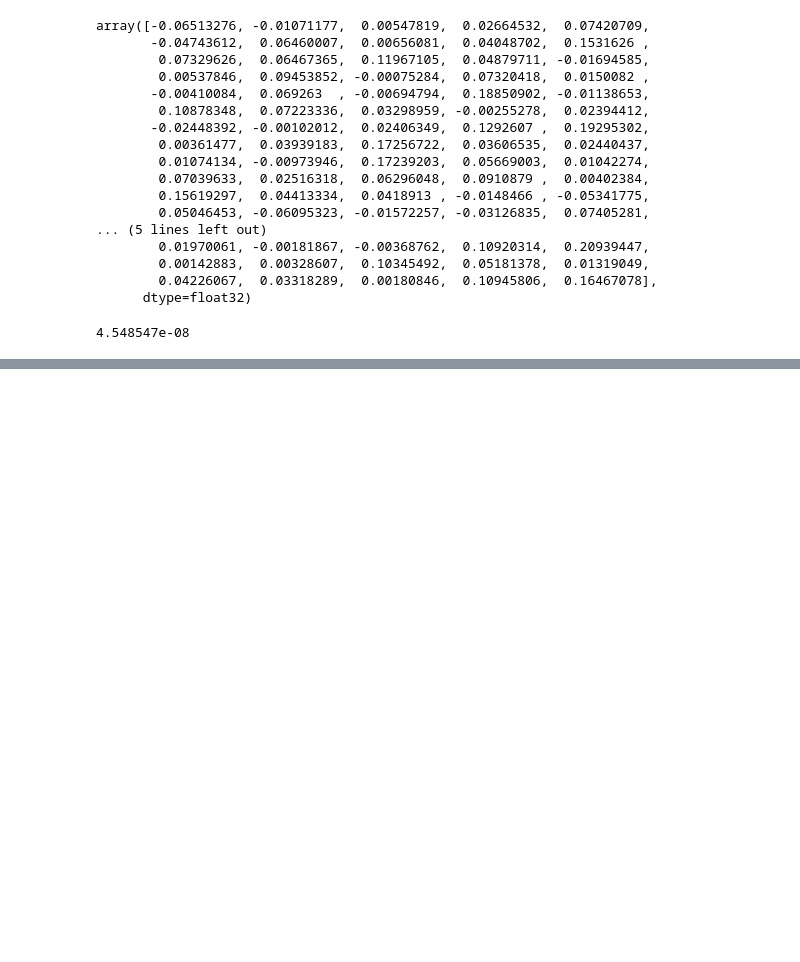
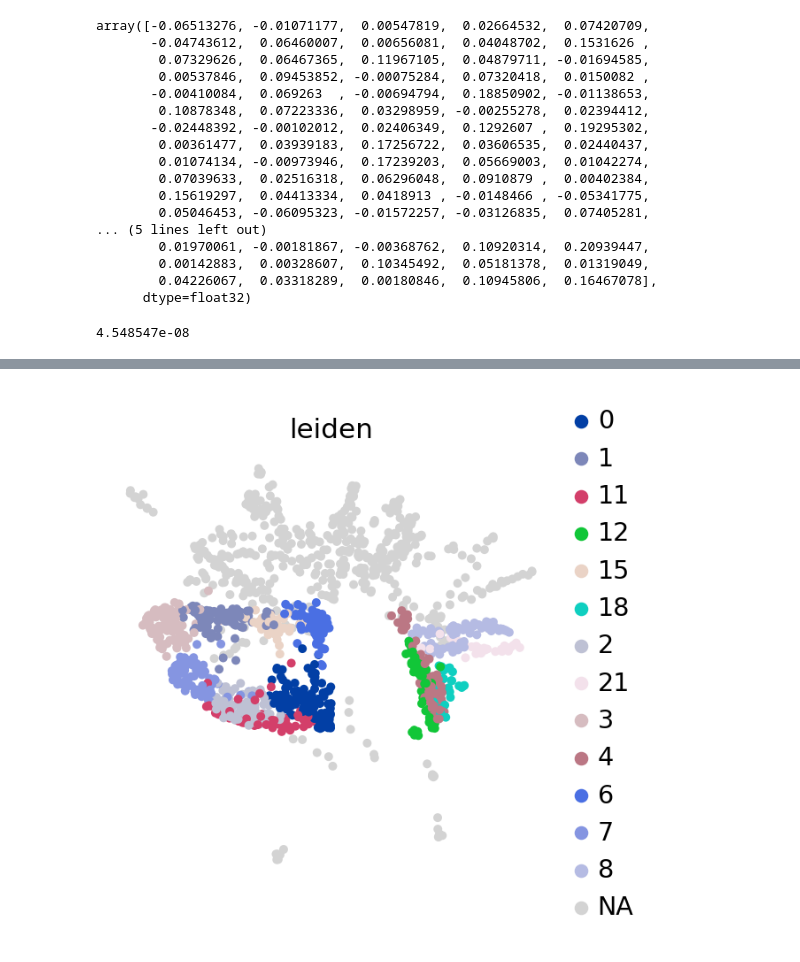
Before and after one commit to oZwZo/PINN_dynamics, a Jupyter notebook: Explore_Notebook/11.sythsize_data/1.simulate_dm.ipynb, the cells around one changed output, grey strips where cells are left out. Saved outputs shown, nothing was run; the diff lists cells and outputs as text; code cells hidden in the pictures; blank space fills up the shorter version.

```diff
--- a/Explore_Notebook/11.sythsize_data/1.simulate_dm.ipynb
+++ b/Explore_Notebook/11.sythsize_data/1.simulate_dm.ipynb
@@ -501,0 +568,4 @@ torch.save(synthesize_condition, "data/synthesized_data/5Dim_ncs_synparam_Jan21/
+# %%
+syn_result_ckpt = torch.load("data/synthesized_data/5Dim_ncs_synparam_Jan21/syn_result.ckpt")
+density = syn_result_ckpt['u_simulate']
+integrate_time = syn_result_ckpt['integrate_time']
@@ -501,0 +645,12 @@ torch.save(synthesize_condition, "data/synthesized_data/5Dim_ncs_synparam_Jan21/
+# %%
+lhs_cluster = ['0','1', '2', '3', '6', '7','11','15' ]
+rhs_cluster = ['12','4','18','8','21']
+cluster_of_interest = lhs_cluster + rhs_cluster
+
+sc.pl.embedding(syn_ad, 'X_phate', color=['leiden'],
+                 groups=cluster_of_interest)
+
+# sc.pl.embedding(syn_ad, 'X_phate', color=['leiden'],
+#                  groups=rhs_cluster)
+# %% [output]
+[figure, added]
```
Also changed, not shown: parts of 28 cells of this notebook, 4 other files.
